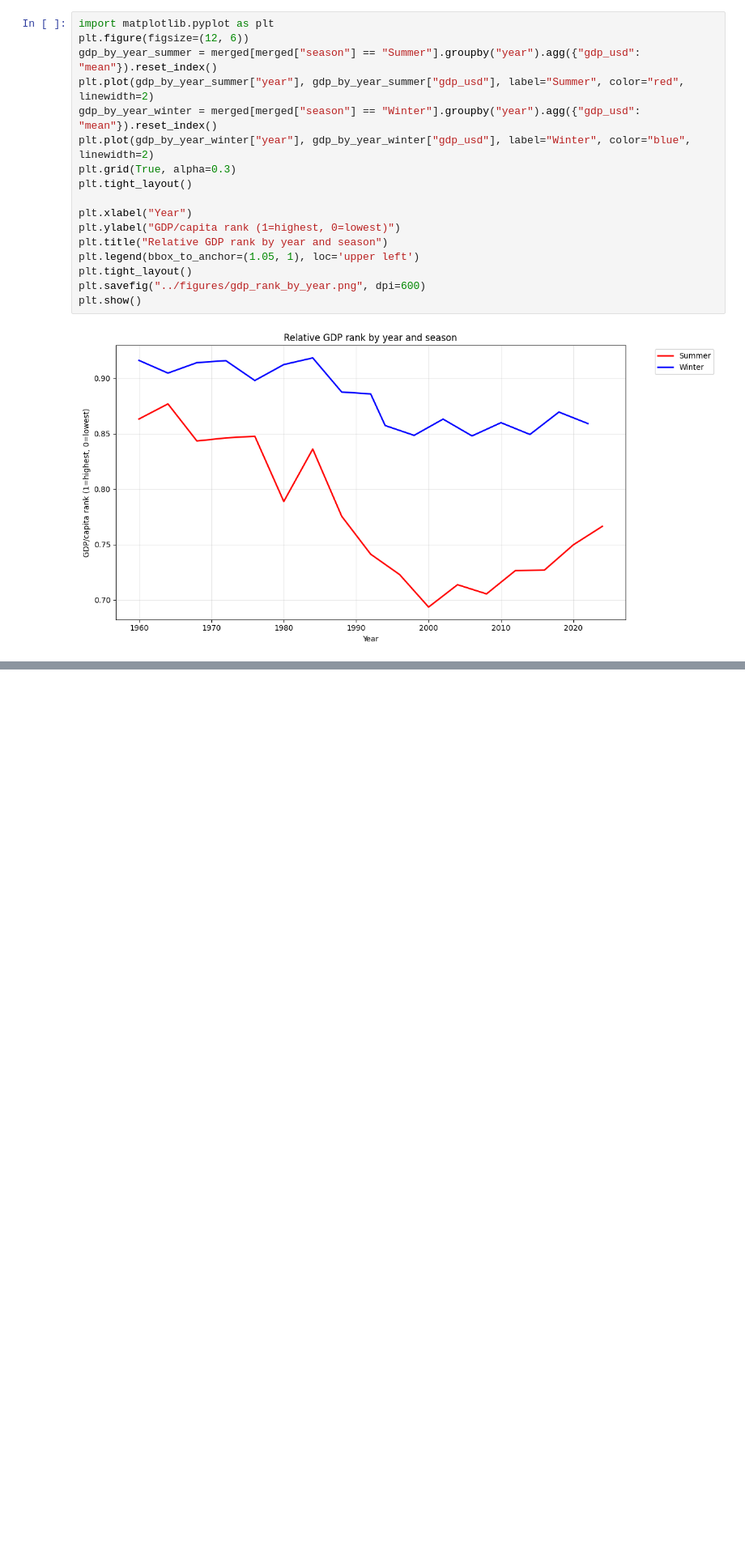
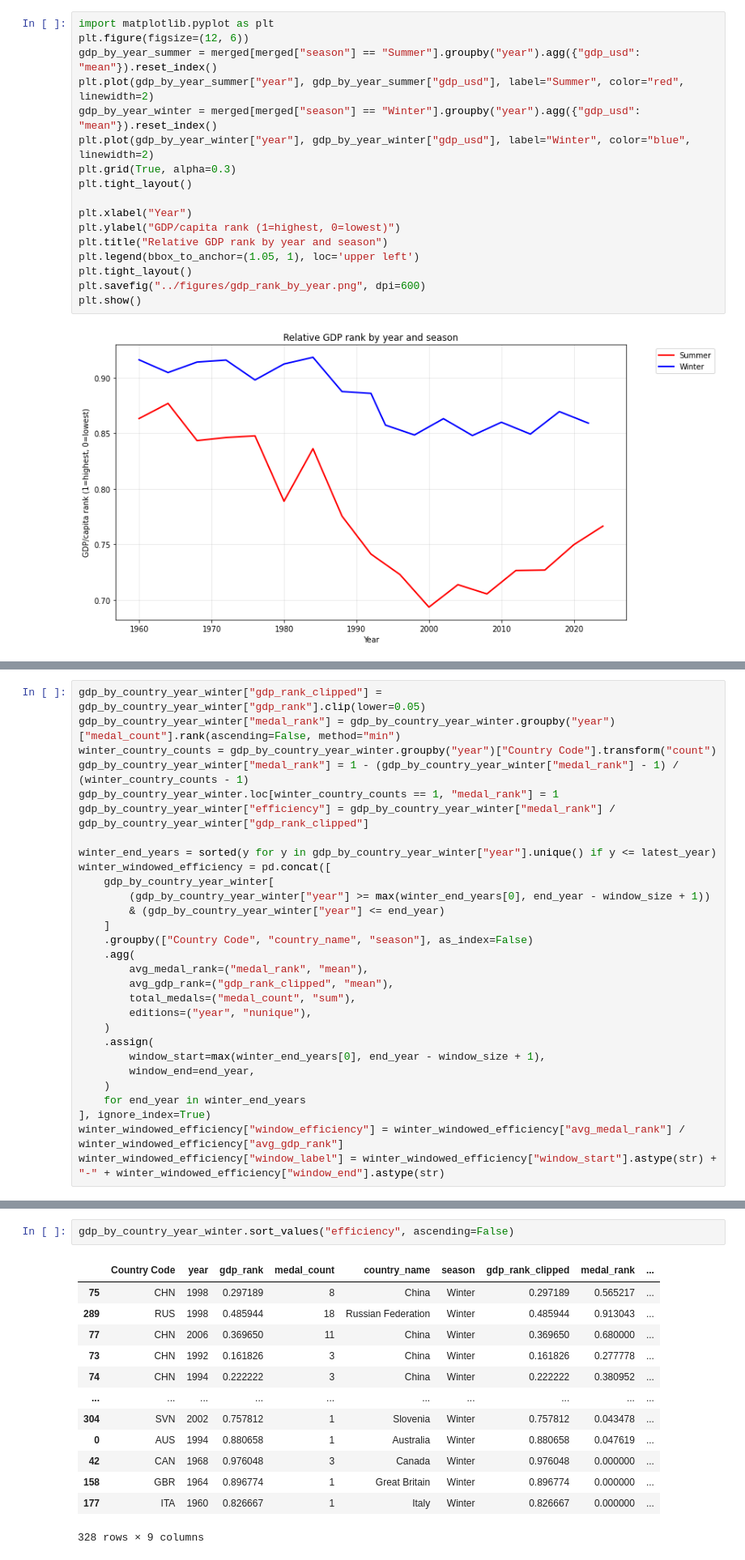
Before and after one commit to com-480-data-visualization/GSP, a Jupyter notebook: MS1/gdp_vs_medals_by_sport.ipynb, the cells around one changed output, grey strips where cells are left out. Shown at 81% size. Drawn from its saved outputs; the diff is of its cells as text; blank space fills up the shorter version.

```diff
--- a/MS1/gdp_vs_medals_by_sport.ipynb
+++ b/MS1/gdp_vs_medals_by_sport.ipynb
@@ -96,0 +229,29 @@ print(gdp_by_sport.tail(10).to_markdown(index=False))
+# %%
+gdp_by_country_year_winter["gdp_rank_clipped"] = gdp_by_country_year_winter["gdp_rank"].clip(lower=0.05)
+gdp_by_country_year_winter["medal_rank"] = gdp_by_country_year_winter.groupby("year")["medal_count"].rank(ascending=False, method="min")
+winter_country_counts = gdp_by_country_year_winter.groupby("year")["Country Code"].transform("count")
+gdp_by_country_year_winter["medal_rank"] = 1 - (gdp_by_country_year_winter["medal_rank"] - 1) / (winter_country_counts - 1)
+gdp_by_country_year_winter.loc[winter_country_counts == 1, "medal_rank"] = 1
+gdp_by_country_year_winter["efficiency"] = gdp_by_country_year_winter["medal_rank"] / gdp_by_country_year_winter["gdp_rank_clipped"]
+
+winter_end_years = sorted(y for y in gdp_by_country_year_winter["year"].unique() if y <= latest_year)
+winter_windowed_efficiency = pd.concat([
+    gdp_by_country_year_winter[
+        (gdp_by_country_year_winter["year"] >= max(winter_end_years[0], end_year - window_size + 1))
+        & (gdp_by_country_year_winter["year"] <= end_year)
+    ]
+    .groupby(["Country Code", "country_name", "season"], as_index=False)
+    .agg(
+        avg_medal_rank=("medal_rank", "mean"),
+        avg_gdp_rank=("gdp_rank_clipped", "mean"),
+        total_medals=("medal_count", "sum"),
+        editions=("year", "nunique"),
+    )
+    .assign(
+        window_start=max(winter_end_years[0], end_year - window_size + 1),
+        window_end=end_year,
+    )
+    for end_year in winter_end_years
+], ignore_index=True)
+winter_windowed_efficiency["window_efficiency"] = winter_windowed_efficiency["avg_medal_rank"] / winter_windowed_efficiency["avg_gdp_rank"]
+winter_windowed_efficiency["window_label"] = winter_windowed_efficiency["window_start"].astype(str) + "-" + winter_windowed_efficiency["window_end"].astype(str)
@@ -96,0 +274,16 @@ print(gdp_by_sport.tail(10).to_markdown(index=False))
+# %%
+gdp_by_country_year_winter.sort_values("efficiency", ascending=False)
+# %% [output]
+|  | Country Code | year | gdp_rank | medal_count | country_name | season | gdp_rank_clipped | medal_rank | ... |
+| 75 | CHN | 1998 | 0.297189 | 8 | China | Winter | 0.297189 | 0.565217 | ... |
+| 289 | RUS | 1998 | 0.485944 | 18 | Russian Federation | Winter | 0.485944 | 0.913043 | ... |
+| 77 | CHN | 2006 | 0.369650 | 11 | China | Winter | 0.369650 | 0.680000 | ... |
+| 73 | CHN | 1992 | 0.161826 | 3 | China | Winter | 0.161826 | 0.277778 | ... |
+| 74 | CHN | 1994 | 0.222222 | 3 | China | Winter | 0.222222 | 0.380952 | ... |
+| ... | ... | ... | ... | ... | ... | ... | ... | ... | ... |
+| 304 | SVN | 2002 | 0.757812 | 1 | Slovenia | Winter | 0.757812 | 0.043478 | ... |
+| 0 | AUS | 1994 | 0.880658 | 1 | Australia | Winter | 0.880658 | 0.047619 | ... |
+| 42 | CAN | 1968 | 0.976048 | 3 | Canada | Winter | 0.976048 | 0.000000 | ... |
+| 158 | GBR | 1964 | 0.896774 | 1 | Great Britain | Winter | 0.896774 | 0.000000 | ... |
+| 177 | ITA | 1960 | 0.826667 | 1 | Italy | Winter | 0.826667 | 0.000000 | ... |
+328 rows × 9 columns
```
Also changed, not shown: parts of 15 cells of this notebook, 5 other files.
